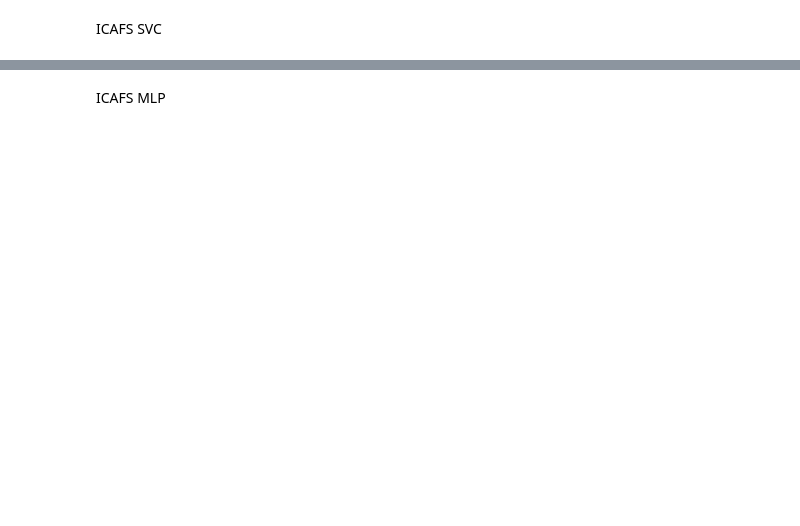
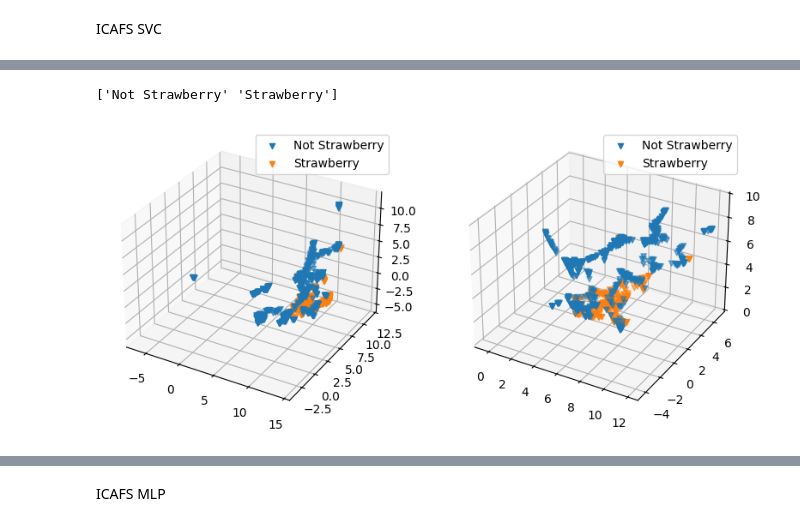
Before and after one commit to mikefixer/icafs, a Jupyter notebook: notebookes/icafs.ipynb, the cells around one changed output, grey strips where cells are left out. Cells and saved outputs as stored; diff of their text form; code cells hidden in the pictures; blank space fills up the shorter version.

```diff
--- a/notebookes/icafs.ipynb
+++ b/notebookes/icafs.ipynb
@@ -458,0 +405,5 @@ plot_results_for_covering_array(score,feature,iterations, r'.\\output_images\\fr
+# %%
+plot_original_vs_reduced_umap(X_fruit_puree[['1088.467', '1188.826', '1250.586', '1377.966', '1559.385']], X_fruit_puree,y_fruit_puree,unique_names_berry)
+# %% [output]
+['Not Strawberry' 'Strawberry']
+[figure, added]
```
Also changed, not shown: parts of 42 cells of this notebook, 1 other file.
